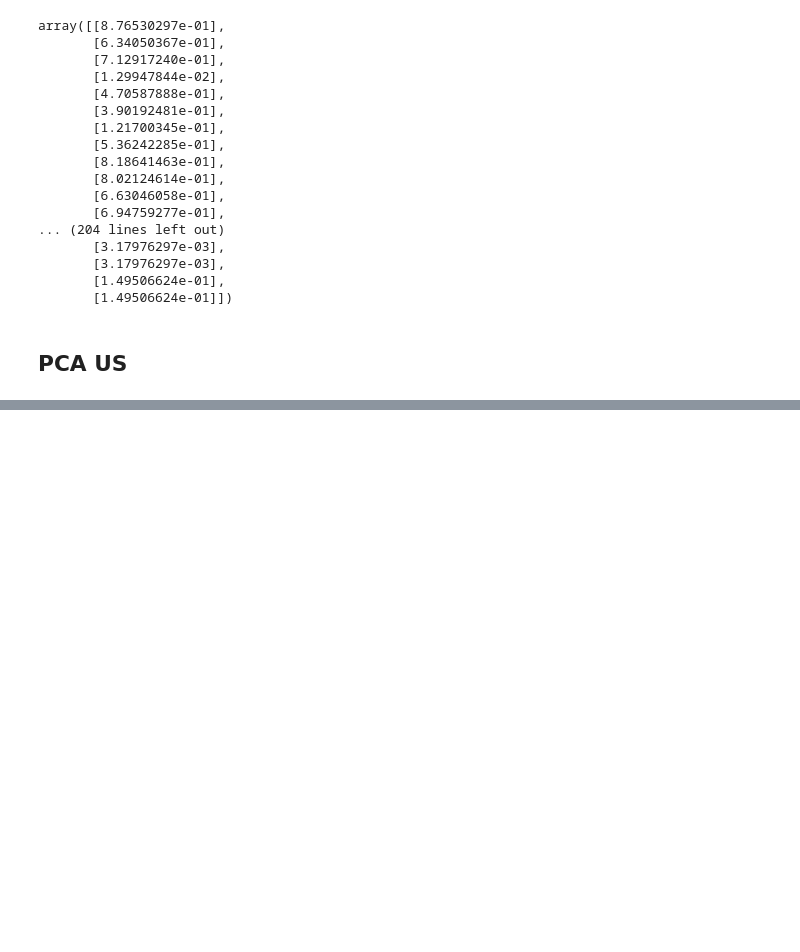
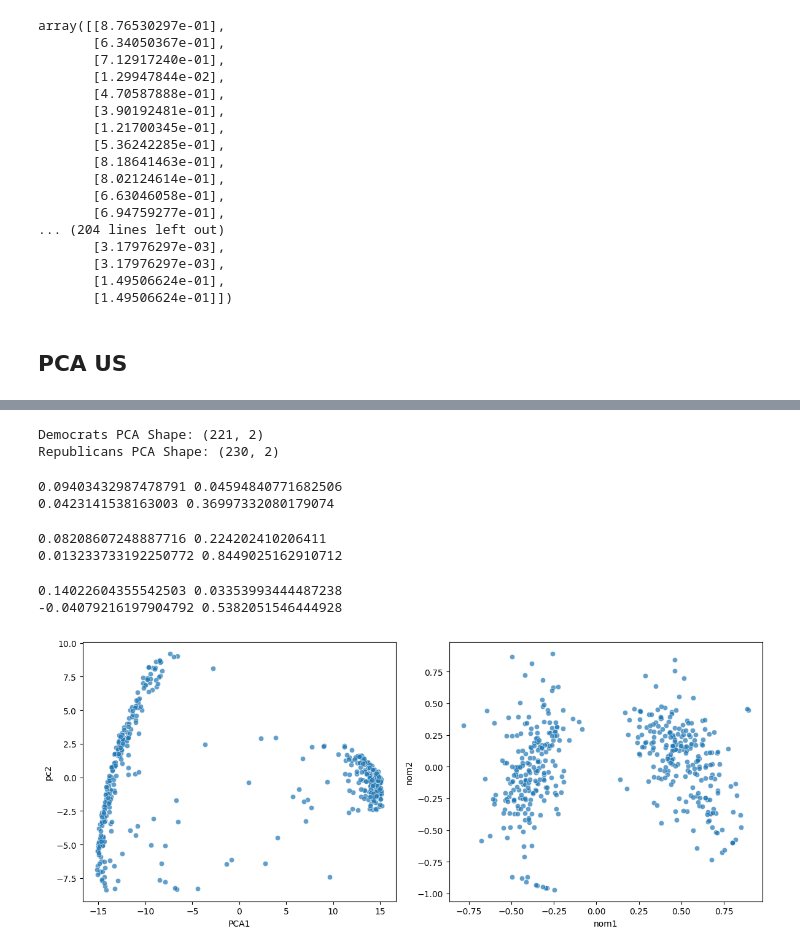
Before and after one commit to Lukas1930/Polarization, a Jupyter notebook: Network-Construction.ipynb, the cells around one changed output, grey strips where cells are left out. Saved outputs shown, nothing was run; the diff lists cells and outputs as text; code cells hidden in the pictures; blank space fills up the shorter version.

```diff
--- a/Network-Construction.ipynb
+++ b/Network-Construction.ipynb
@@ -500,0 +533,26 @@ plt.show()
+# %%
+people_array = np.array(people)
+
+# Step 2: Get Boolean masks for Democrats and Republicans
+democrat_mask = np.array([person_to_party.get(person, -1) == 100 for person in people])
+republican_mask = np.array([person_to_party.get(person, -1) == 200 for person in people])
+
+# Step 3: Extract PCA values
+democrats_pca = US_reduced_matrix[democrat_mask]
+republicans_pca = US_reduced_matrix[republican_mask]
+
+# Step 4: Print the shape of extracted matrices
+print(f"Democrats PCA Shape: {democrats_pca.shape}")
+print(f"Republicans PCA Shape: {republicans_pca.shape}")
+# %% [output]
+Democrats PCA Shape: (221, 2)
+Republicans PCA Shape: (230, 2)
+# %%
+pc1 = US_reduced_matrix[:,0]
+pc2 = US_reduced_matrix[:,1]
+
+demo_pc1 = democrats_pca[:,0]
+demo_pc2 = democrats_pca[:,1]
+
+repo_pc1 = republicans_pca[:,0]
+repo_pc2 = republicans_pca[:,1]
@@ -501 +575,43 @@ plt.show()
+# %%
+corr_score, p_value = pearsonr(pc1, nom1)
+print(corr_score, p_value)
+corr_score, p_value = pearsonr(pc2, nom2)
+print(corr_score, p_value)
+# %% [output]
+0.09403432987478791 0.04594840771682506
+0.0423141538163003 0.36997332080179074
+# %%
+corr_score, p_value = pearsonr(demo_pc1, demo_nom1)
+print(corr_score, p_value)
+corr_score, p_value = pearsonr(demo_pc2, demo_nom2)
+print(corr_score, p_value)
+# %% [output]
+0.08208607248887716 0.224202410206411
+0.013233733192250772 0.8449025162910712
+# %%
+corr_score, p_value = pearsonr(repo_pc1, repo_nom1)
+print(corr_score, p_value)
+corr_score, p_value = pearsonr(repo_pc2, repo_nom2)
+print(corr_score, p_value)
+# %% [output]
+0.14022604355542503 0.03353993444487238
+-0.04079216197904792 0.5382051546444928
+# %%
+fig, axes = plt.subplots(1, 2, figsize=(12, 5))
+
+# Plot PCA Dim 1 vs Nominate Dim 1
+sns.scatterplot(x=pc1, y=pc2, alpha=0.7, ax=axes[0])
+axes[0].set_xlabel("PCA1")
+axes[0].set_ylabel("pc2")
+
+# Plot PCA Dim 2 vs Nominate Dim 2
+sns.scatterplot(x=nom1, y=nom2, alpha=0.7, ax=axes[1])
+axes[1].set_xlabel("nom1")
+axes[1].set_ylabel("nom2")
+
+
+plt.tight_layout()
+plt.show()
+# %% [output]
+[figure, added]
 # %%
```
Also changed, not shown: parts of 19 cells of this notebook.
